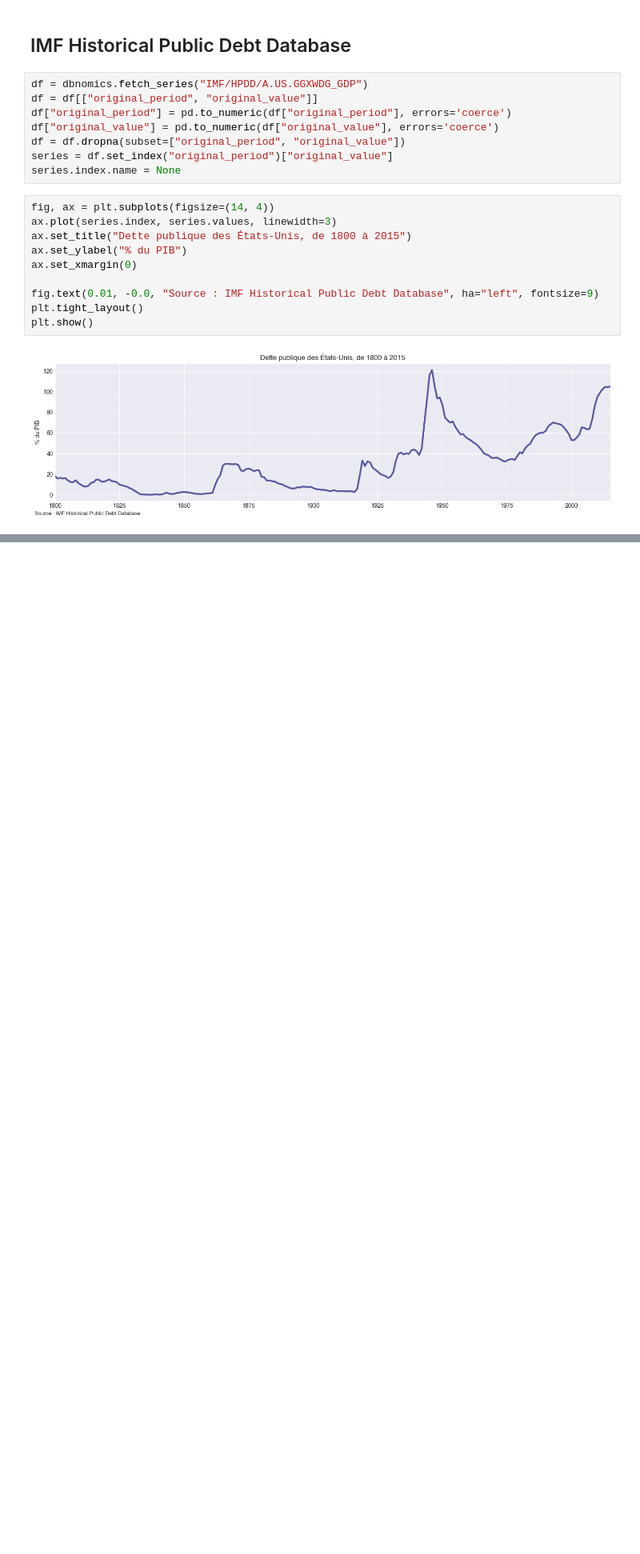
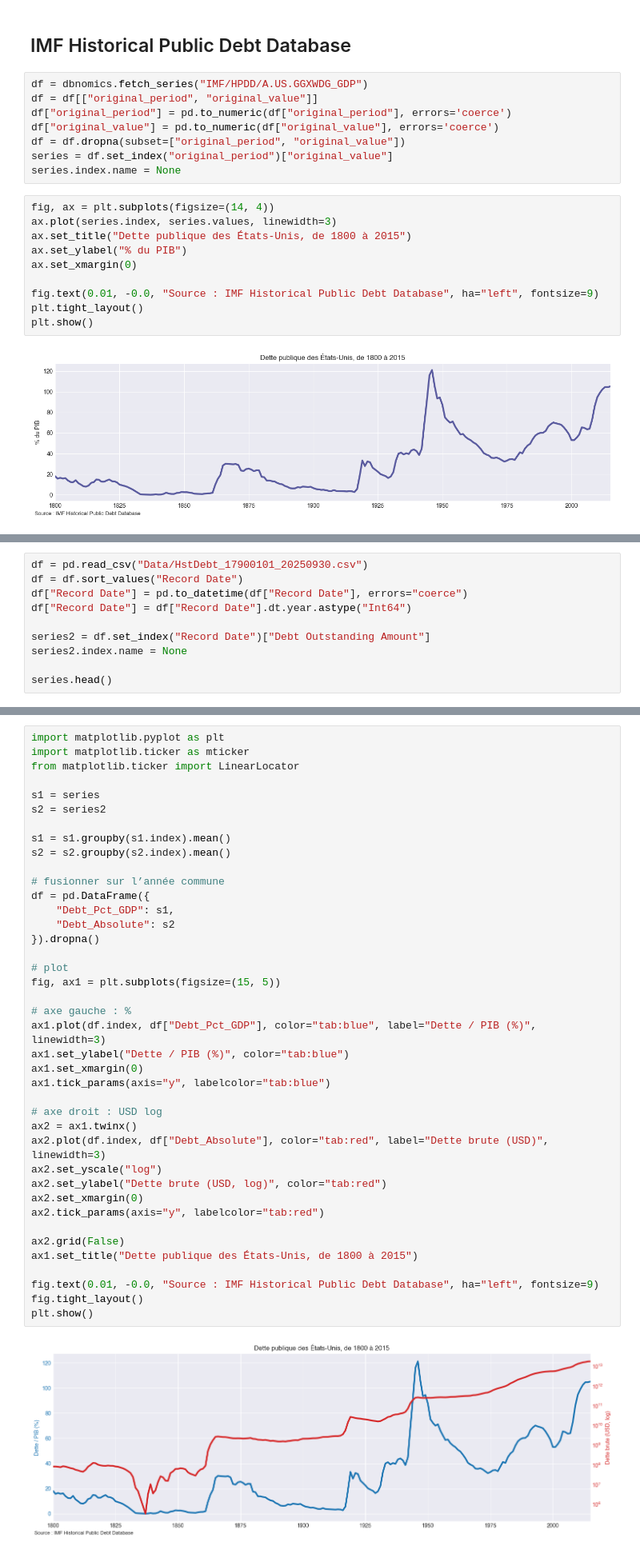
Before and after one commit to miche-quiche/OikopediaCharts, a Jupyter notebook: TreasuryMarketFofData.ipynb, the cells around one changed output, grey strips where cells are left out. Shown: that part at 80% size. Drawn from its saved outputs; the diff is of its cells as text; blank space fills up the shorter version.

```diff
--- a/TreasuryMarketFofData.ipynb
+++ b/TreasuryMarketFofData.ipynb
@@ -226,0 +228,10 @@ plt.show()
+# %%
+df = pd.read_csv("Data/HstDebt_17900101_20250930.csv")
+df = df.sort_values("Record Date")
+df["Record Date"] = pd.to_datetime(df["Record Date"], errors="coerce")
+df["Record Date"] = df["Record Date"].dt.year.astype("Int64")
+
+series2 = df.set_index("Record Date")["Debt Outstanding Amount"]
+series2.index.name = None
+
+series.head()
@@ -226,0 +245,42 @@ plt.show()
+# %%
+import matplotlib.pyplot as plt
+import matplotlib.ticker as mticker
+from matplotlib.ticker import LinearLocator
+
+s1 = series
+s2 = series2
+
+s1 = s1.groupby(s1.index).mean()
+s2 = s2.groupby(s2.index).mean()
+
+# fusionner sur l’année commune
+df = pd.DataFrame({
+    "Debt_Pct_GDP": s1,
+    "Debt_Absolute": s2
+}).dropna()
+
+# plot
+fig, ax1 = plt.subplots(figsize=(15, 5))
+
+# axe gauche : %
+ax1.plot(df.index, df["Debt_Pct_GDP"], color="tab:blue", label="Dette / PIB (%)", linewidth=3)
+ax1.set_ylabel("Dette / PIB (%)", color="tab:blue")
+ax1.set_xmargin(0)
+ax1.tick_params(axis="y", labelcolor="tab:blue")
+
+# axe droit : USD log
+ax2 = ax1.twinx()
+ax2.plot(df.index, df["Debt_Absolute"], color="tab:red", label="Dette brute (USD)", linewidth=3)
+ax2.set_yscale("log")
+ax2.set_ylabel("Dette brute (USD, log)", color="tab:red")
+ax2.set_xmargin(0)
+ax2.tick_params(axis="y", labelcolor="tab:red")
+
+ax2.grid(False)
+ax1.set_title("Dette publique des États-Unis, de 1800 à 2015")
+
+fig.text(0.01, -0.0, "Source : IMF Historical Public Debt Database", ha="left", fontsize=9)
+fig.tight_layout()
+plt.show()
+# %% [output]
+[figure, added]
```
Also changed, not shown: parts of 2 cells of this notebook.
